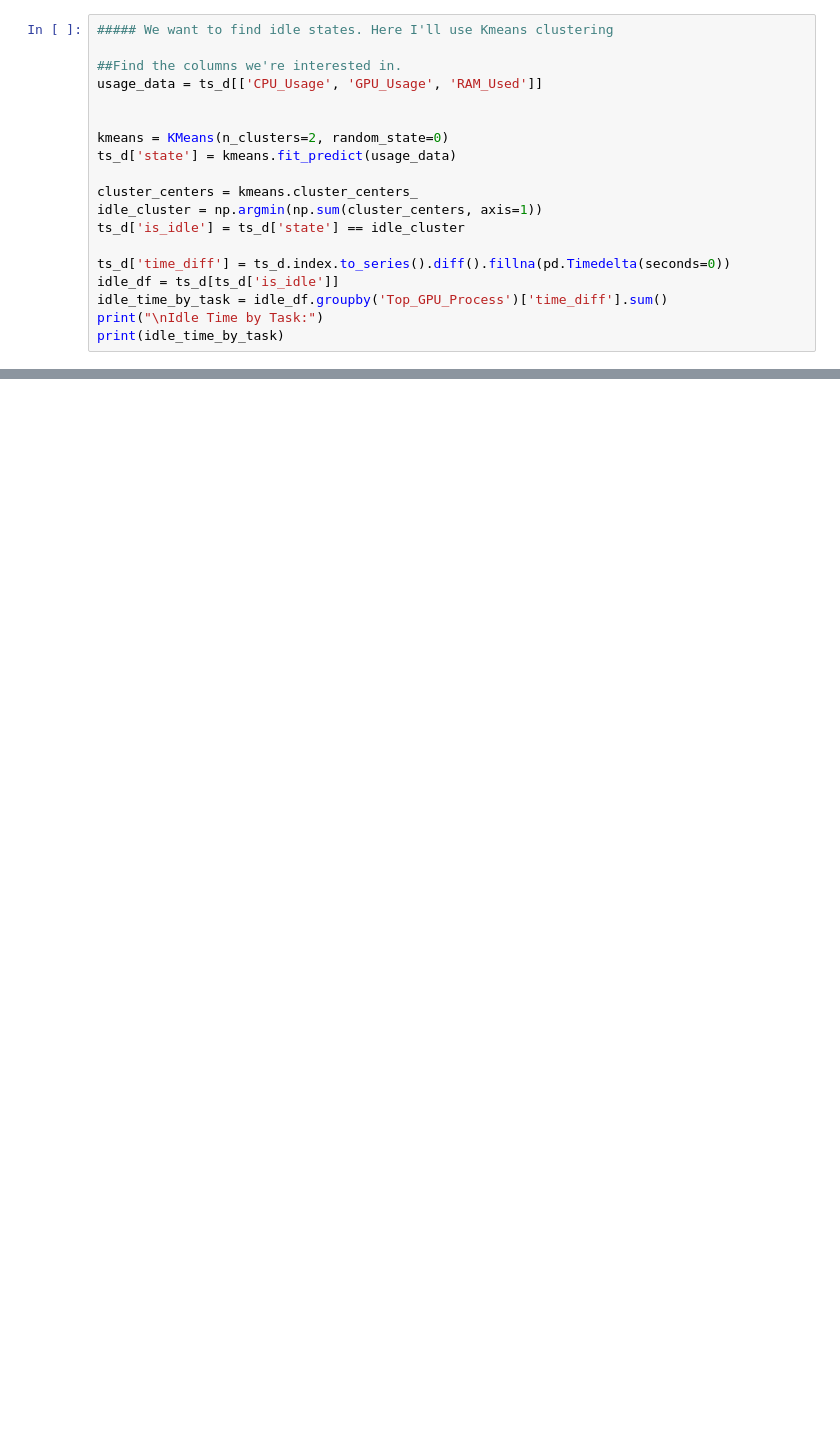
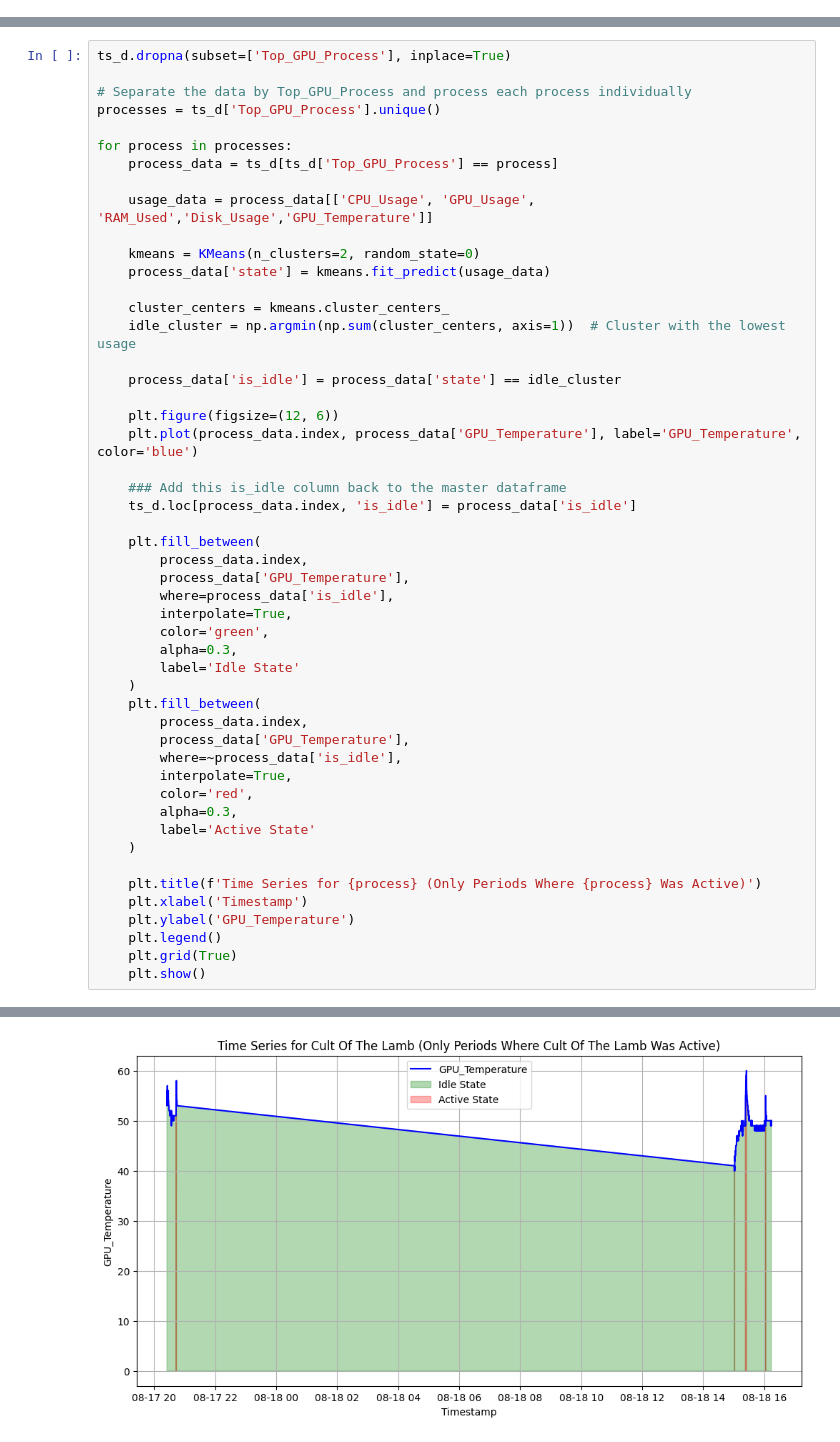
Before and after one commit to AliAbidi555/gpu_logging_project, a Jupyter notebook: analyze_data.ipynb, the cells around one changed output, grey strips where cells are left out. Drawn from its saved outputs; the diff is of its cells as text; blank space fills up the shorter version.

```diff
--- a/analyze_data.ipynb
+++ b/analyze_data.ipynb
@@ -69,19 +79,0 @@ Number of rows dropped: 45112
-# %%
-##### We want to find idle states. Here I'll use Kmeans clustering
-
-##Find the columns we're interested in.
-usage_data = ts_d[['CPU_Usage', 'GPU_Usage', 'RAM_Used']]
-
-
-kmeans = KMeans(n_clusters=2, random_state=0)
-ts_d['state'] = kmeans.fit_predict(usage_data)
-
-cluster_centers = kmeans.cluster_centers_
-idle_cluster = np.argmin(np.sum(cluster_centers, axis=1))
-ts_d['is_idle'] = ts_d['state'] == idle_cluster
-
-ts_d['time_diff'] = ts_d.index.to_series().diff().fillna(pd.Timedelta(seconds=0))
-idle_df = ts_d[ts_d['is_idle']]
-idle_time_by_task = idle_df.groupby('Top_GPU_Process')['time_diff'].sum()
-print("\nIdle Time by Task:")
-print(idle_time_by_task)
@@ -147,0 +80,51 @@ Name: time_diff, dtype: timedelta64[ns]
+# %%
+ts_d.dropna(subset=['Top_GPU_Process'], inplace=True)
+
+# Separate the data by Top_GPU_Process and process each process individually
+processes = ts_d['Top_GPU_Process'].unique()
+
+for process in processes:
+    process_data = ts_d[ts_d['Top_GPU_Process'] == process]
+
+    usage_data = process_data[['CPU_Usage', 'GPU_Usage', 'RAM_Used','Disk_Usage','GPU_Temperature']]
+
+    kmeans = KMeans(n_clusters=2, random_state=0)
+    process_data['state'] = kmeans.fit_predict(usage_data)
+
+    cluster_centers = kmeans.cluster_centers_
+    idle_cluster = np.argmin(np.sum(cluster_centers, axis=1))  # Cluster with the lowest usage
+
+    process_data['is_idle'] = process_data['state'] == idle_cluster
+
+    plt.figure(figsize=(12, 6))
+    plt.plot(process_data.index, process_data['GPU_Temperature'], label='GPU_Temperature', color='blue')
+
+    ### Add this is_idle column back to the master dataframe
+    ts_d.loc[process_data.index, 'is_idle'] = process_data['is_idle']
+
+    plt.fill_between(
+        process_data.index,
+        process_data['GPU_Temperature'],
+        where=process_data['is_idle'],
+        interpolate=True,
+        color='green',
+        alpha=0.3,
+        label='Idle State'
+    )
+    plt.fill_between(
+        process_data.index,
+        process_data['GPU_Temperature'],
+        where=~process_data['is_idle'],
+        interpolate=True,
+        color='red',
+        alpha=0.3,
+        label='Active State'
+    )
+
+    plt.title(f'Time Series for {process} (Only Periods Where {process} Was Active)')
+    plt.xlabel('Timestamp')
+    plt.ylabel('GPU_Temperature')
+    plt.legend()
+    plt.grid(True)
+    plt.show()
+# %% [output]
@@ -147,0 +141 @@ Name: time_diff, dtype: timedelta64[ns]
+[figure, added]
```
Also changed, not shown: parts of 11 cells of this notebook, 1 other file.
